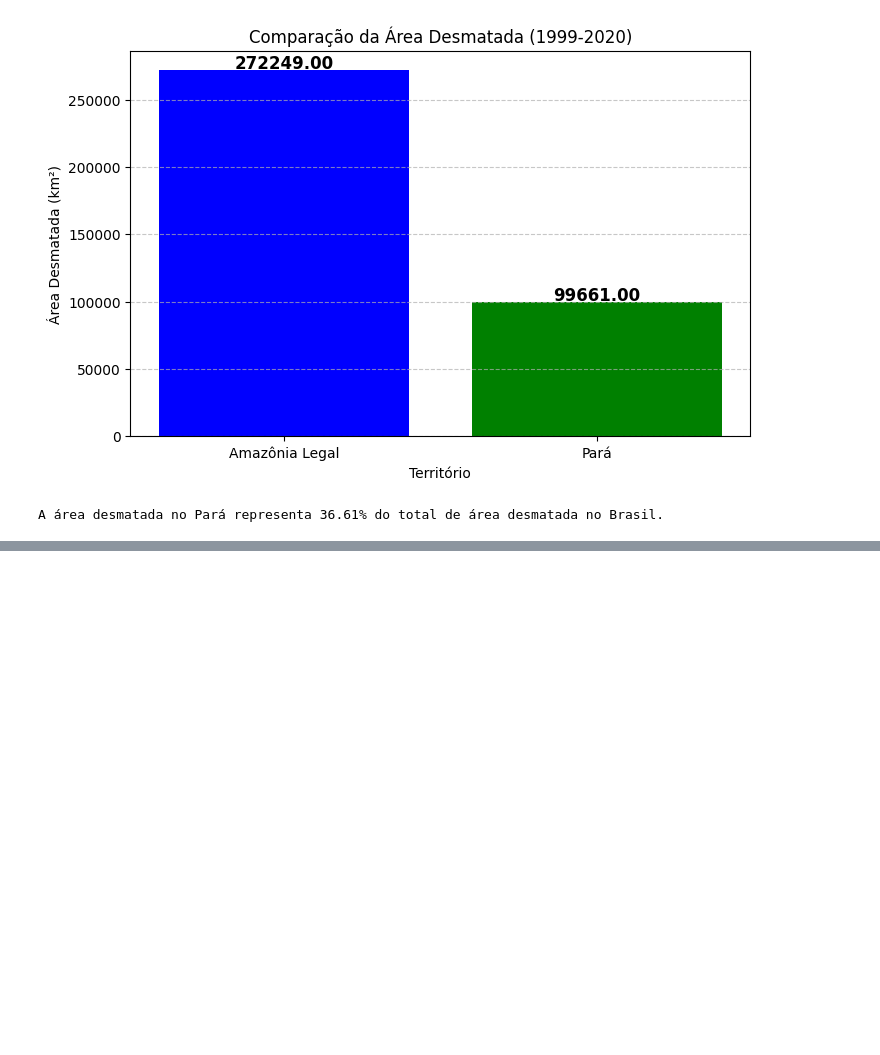
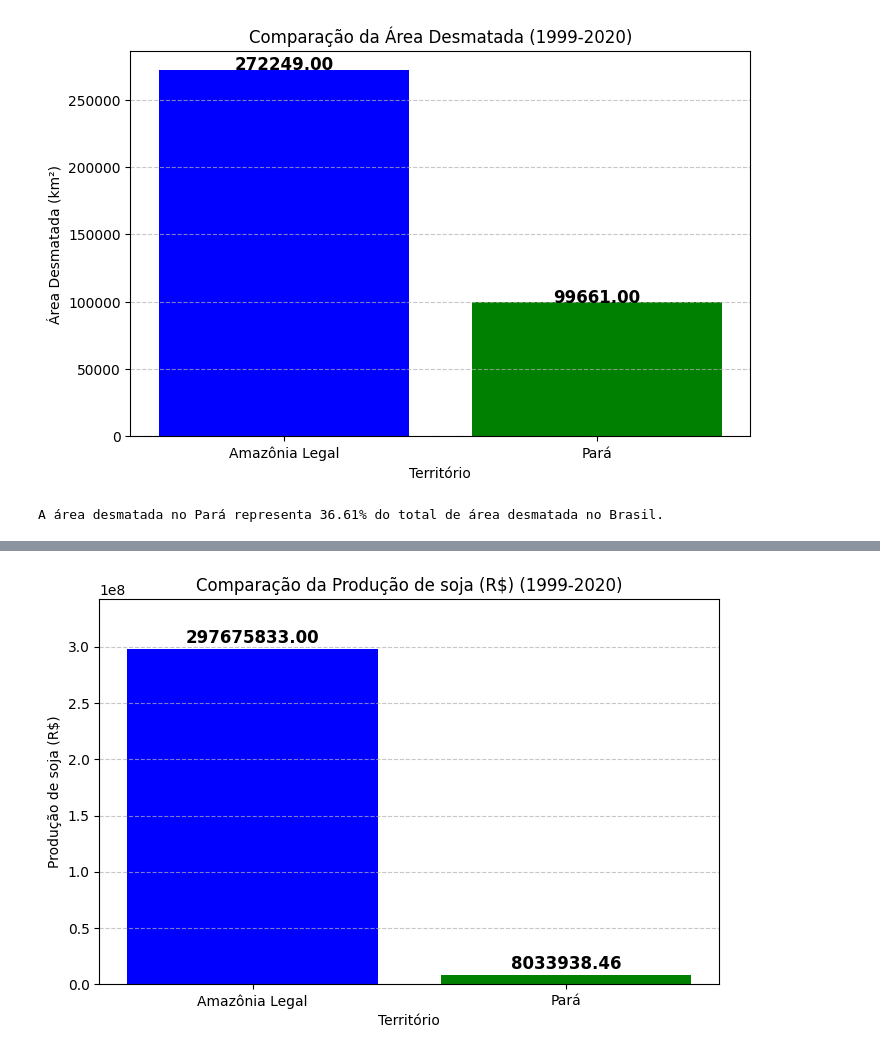
Before and after one commit to LABSensing/LabSesing-case-study, a Jupyter notebook: Impacto Econômico do Milho, Soja e Pecuária no Desmatamento no Pará/index.ipynb, the cells around one changed output, grey strips where cells are left out. Cells and saved outputs as stored; diff of their text form; code cells hidden in the pictures; blank space fills up the shorter version.

```diff
--- a/Impacto Econômico do Milho, Soja e Pecuária no Desmatamento no Pará/index.ipynb
+++ b/Impacto Econômico do Milho, Soja e Pecuária no Desmatamento no Pará/index.ipynb
@@ -812,0 +940,2 @@ A área desmatada no Pará representa 36.61% do total de área desmatada no Bras
+# %%
+df_soja = pd.read_excel("./Producao-Soja/Produção-Soja.xls")
@@ -812,0 +993,51 @@ A área desmatada no Pará representa 36.61% do total de área desmatada no Bras
+# %%
+def acumulador_soja_para():
+    para = ['Pará']
+     # Filtra apenas os estados da Amazônia
+    df_soja_filtrado = df_soja[df_soja['Estado'].isin(para)]
+
+    # Soma a produção de soja de 1999 a 2020
+    df_soja_estados = df_soja_filtrado.loc[:, '1999':'2020']
+
+    return df_soja_estados.sum()
+# %%
+
+# Calculando os totais
+total_legal_soja = acumulador_soja_amazonia().sum()  # Soma total da Amazônia Legal
+total_para_soja = acumulador_soja_para().sum()       # Soma total do Pará
+
+
+# Dados para o histograma
+territorios = ["Amazônia Legal", "Pará"]
+producao_soja = [total_legal_soja, total_para_soja]
+
+# Criando o histograma
+plt.figure(figsize=(8, 5))  # Define o tamanho da figura
+bars = plt.bar(territorios, producao_soja, color=["blue", "green"])  # Cria as barras
+
+# Adicionando rótulos e título
+plt.xlabel("Território")
+plt.ylabel("Produção de soja (R$)")
+plt.title("Comparação da Produção de soja (R$) (1999-2020)")
+plt.grid(axis="y", linestyle="--", alpha=0.7)  # Adiciona uma grade horizontal
+
+# Exibir os valores exatos em cada barra
+for bar, valor in zip(bars, producao_soja):
+    height = bar.get_height()  # Altura da barra
+    # Ajusta a posição do texto para evitar sobreposição com o título
+    text_y = height + (0.02 * max(producao_soja))  # Posição Y (baseada no valor máximo)
+    plt.text(
+        bar.get_x() + bar.get_width() / 2,  # Posição X (centro da barra)
+        text_y,                             # Posição Y (ajustada para evitar sobreposição)
+        f"{valor:.2f}",                     # Valor formatado
+        ha="center",                        # Alinhamento horizontal
+        fontsize=12,                        # Tamanho da fonte
+        fontweight="bold"                   # Peso da fonte
+    )
+
+# Ajusta os limites do eixo Y para garantir que o texto caiba
+
+plt.ylim(0, max(producao_soja) * 1.15)  # Aumenta o limite superior em 15%
+plt.show()
+# %% [output]
+[figure, added]
```
Also changed, not shown: parts of 36 cells of this notebook, 1 other file.
